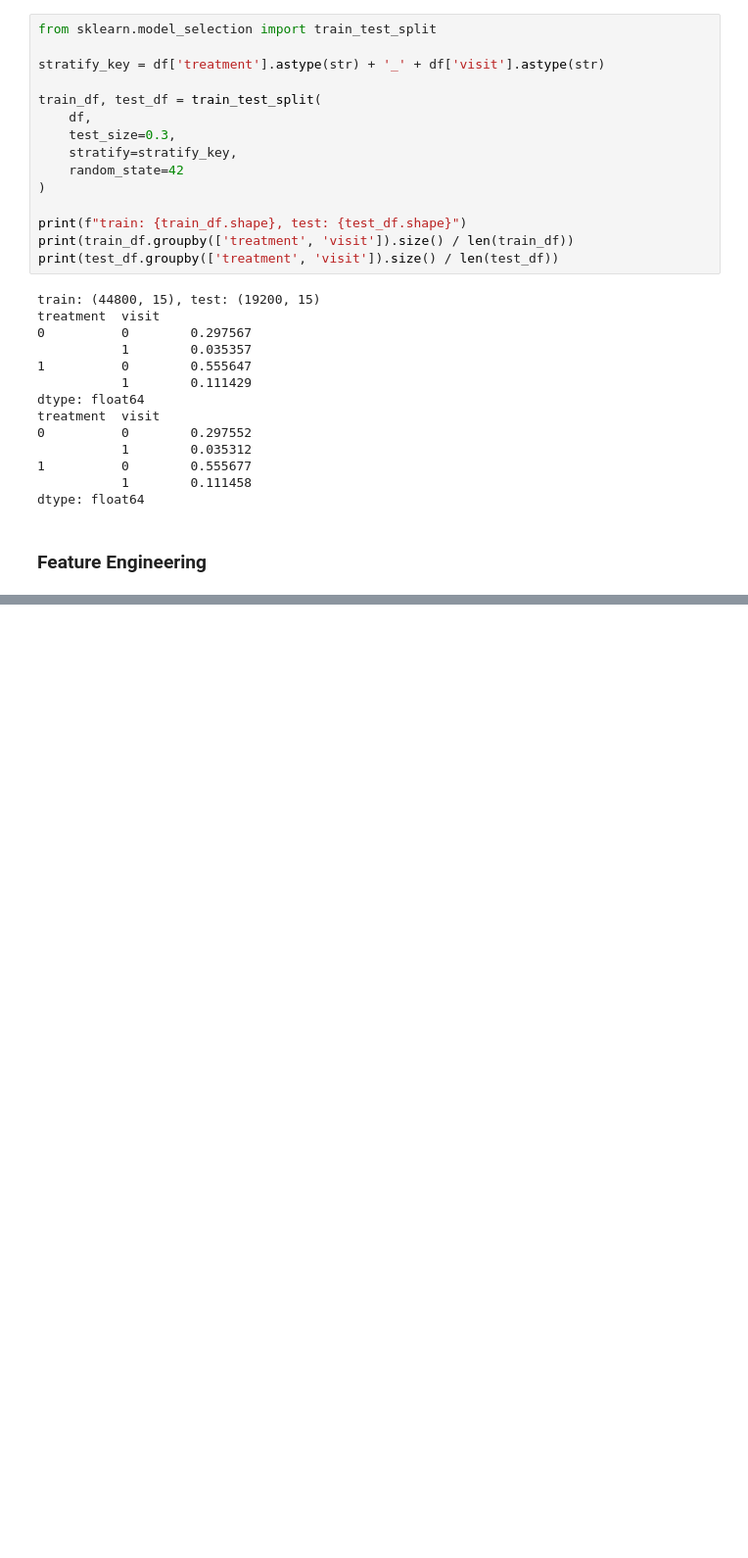
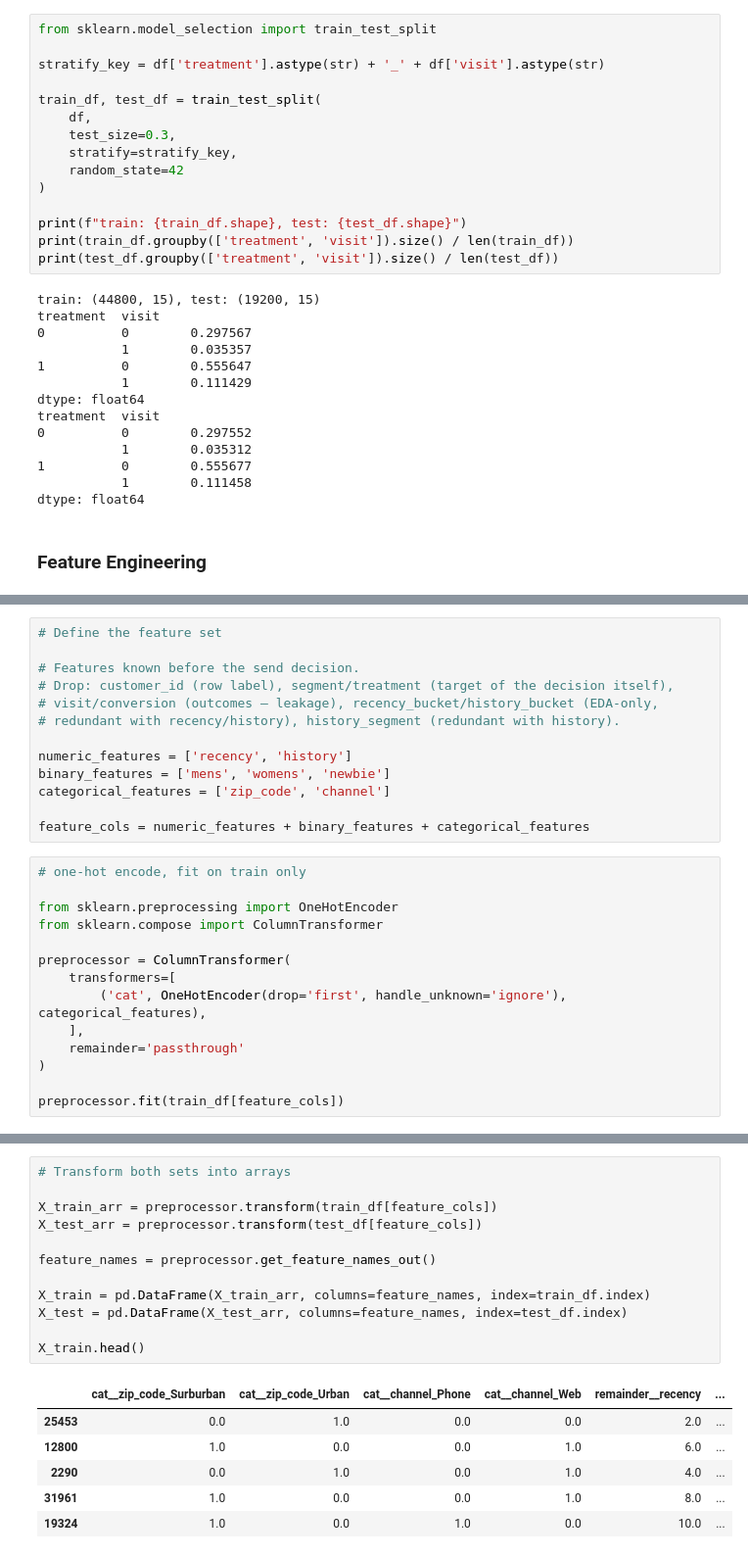
Before and after one commit to ChunLiuNY/hillstrom-uplift-model, a Jupyter notebook: uplift_modeling.ipynb, the cells around one changed output, grey strips where cells are left out. Shown at 98% size. Drawn from its saved outputs; the diff is of its cells as text; blank space fills up the shorter version.

```diff
--- a/uplift_modeling.ipynb
+++ b/uplift_modeling.ipynb
@@ -339,0 +348,27 @@ train_df.head()
+# %%
+# Define the feature set
+
+# Features known before the send decision.
+# Drop: customer_id (row label), segment/treatment (target of the decision itself),
+# visit/conversion (outcomes — leakage), recency_bucket/history_bucket (EDA-only,
+# redundant with recency/history), history_segment (redundant with history).
+
+numeric_features = ['recency', 'history']
+binary_features = ['mens', 'womens', 'newbie']
+categorical_features = ['zip_code', 'channel']
+
+feature_cols = numeric_features + binary_features + categorical_features
+# %%
+# one-hot encode, fit on train only
+
+from sklearn.preprocessing import OneHotEncoder
+from sklearn.compose import ColumnTransformer
+
+preprocessor = ColumnTransformer(
+    transformers=[
+        ('cat', OneHotEncoder(drop='first', handle_unknown='ignore'), categorical_features),
+    ],
+    remainder='passthrough'
+)
+
+preprocessor.fit(train_df[feature_cols])
@@ -339,0 +386,19 @@ train_df.head()
+# %%
+# Transform both sets into arrays
+
+X_train_arr = preprocessor.transform(train_df[feature_cols])
+X_test_arr = preprocessor.transform(test_df[feature_cols])
+
+feature_names = preprocessor.get_feature_names_out()
+
+X_train = pd.DataFrame(X_train_arr, columns=feature_names, index=train_df.index)
+X_test = pd.DataFrame(X_test_arr, columns=feature_names, index=test_df.index)
+
+X_train.head()
+# %% [output]
+|  | cat__zip_code_Surburban | cat__zip_code_Urban | cat__channel_Phone | cat__channel_Web | remainder__recency | ... |
+| 25453 | 0.0 | 1.0 | 0.0 | 0.0 | 2.0 | ... |
+| 12800 | 1.0 | 0.0 | 0.0 | 1.0 | 6.0 | ... |
+| 2290 | 0.0 | 1.0 | 0.0 | 1.0 | 4.0 | ... |
+| 31961 | 1.0 | 0.0 | 0.0 | 1.0 | 8.0 | ... |
+| 19324 | 1.0 | 0.0 | 1.0 | 0.0 | 10.0 | ... |
```
Also changed, not shown: parts of 3 cells of this notebook.
